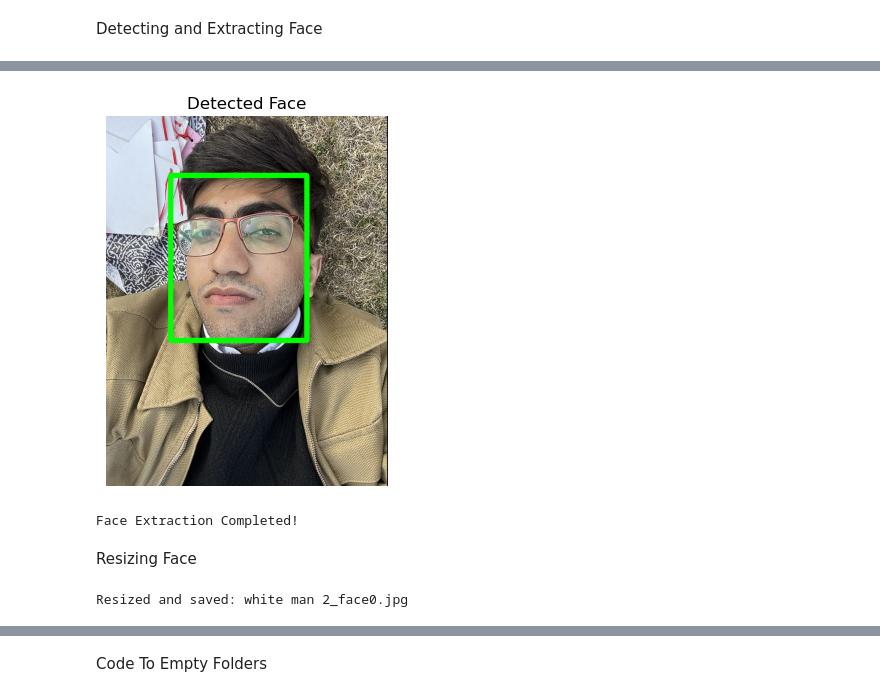
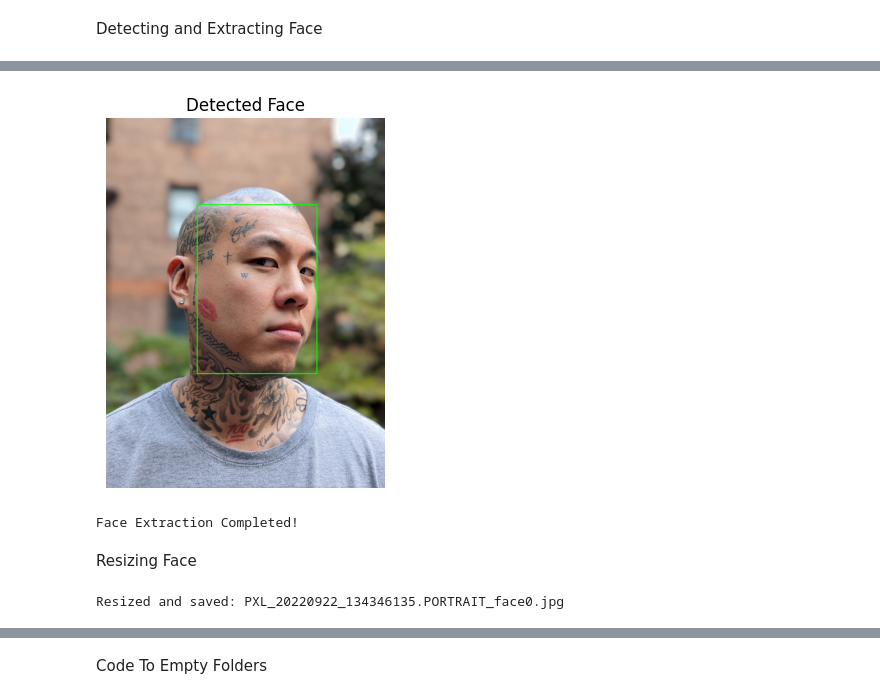
Before and after one commit to Danial-Ahmad10/BEE12C-Multiracial_Skin_Tone_Recognition-Danial, a Jupyter notebook: Test_Images.ipynb, the cells around one changed output, grey strips where cells are left out. Saved outputs shown, nothing was run; the diff lists cells and outputs as text; code cells hidden in the pictures.

Commit message:
Making Predictions on Test Images

```diff
--- a/Test_Images.ipynb
+++ b/Test_Images.ipynb
@@ -63,7 +63,9 @@ def detect_faces_in_folder(source_directory, destination_directory):
                     print(f"Face in {image_file} is too small and will be skipped.")
 
 #Image Path
-source_directory = 'E:\\University\\FYP Stuff\\Dataset\\mst-e_data\\A_testing\\input_image'
-destination_directory = 'E:\\University\\FYP Stuff\\Dataset\\mst-e_data\\A_testing\\face_image'
+# source_directory = 'E:\\University\\FYP Stuff\\Dataset\\mst-e_data\\A_testing\\input_image'
+source_directory = 'C:\\NUST\\7th Semester\\Computer Vision\\CV proj\\test_input\\input_image'
+# destination_directory = 'E:\\University\\FYP Stuff\\Dataset\\mst-e_data\\A_testing\\face_image'
+destination_directory = 'C:\\NUST\\7th Semester\\Computer Vision\\CV proj\\test_input\\face_image'
 detect_faces_in_folder(source_directory, destination_directory)
 # %% [output]
@@ -82,4 +89,4 @@ detect_faces_in_folder(source_directory, destination_directory)
-[figure, old version]
+[figure, new version]
 Face Extraction Completed!
 # %% [markdown]
 Resizing Face
@@ -106,13 +113,13 @@ def resize_images(input_folder, output_folder, target_size):
 
 if __name__ == "__main__":
     # Set input and output folders and target size
-    input_folder = 'E:\\University\\FYP Stuff\\Dataset\\mst-e_data\\A_testing\\face_image'
-    output_folder = 'E:\\University\\FYP Stuff\\Dataset\\mst-e_data\\A_testing\\face_resized'
-    # input_folder = 'C:\\NUST\\7th Semester\\Computer Vision\\CV proj\\mst_faces\\mst_faces'
-    # output_folder = 'C:\\NUST\\7th Semester\\Computer Vision\\CV proj\\mst_faces_resized'
+    # input_folder = 'E:\\University\\FYP Stuff\\Dataset\\mst-e_data\\A_testing\\face_image'
+    # output_folder = 'E:\\University\\FYP Stuff\\Dataset\\mst-e_data\\A_testing\\face_resized'
+    input_folder = 'C:\\NUST\\7th Semester\\Computer Vision\\CV proj\\test_input\\face_image'
+    output_folder = 'C:\\NUST\\7th Semester\\Computer Vision\\CV proj\\test_input\\face_resized'
 
     target_size = (224, 224)  # Set the target size (width, height)
     # Resize images in the input folder and save to the output folder
     resize_images(input_folder, output_folder, target_size)
 # %% [output]
-Resized and saved: white man 2_face0.jpg
+Resized and saved: PXL_20220922_134346135.PORTRAIT_face0.jpg
```
Also changed, not shown: parts of 6 cells of this notebook.
